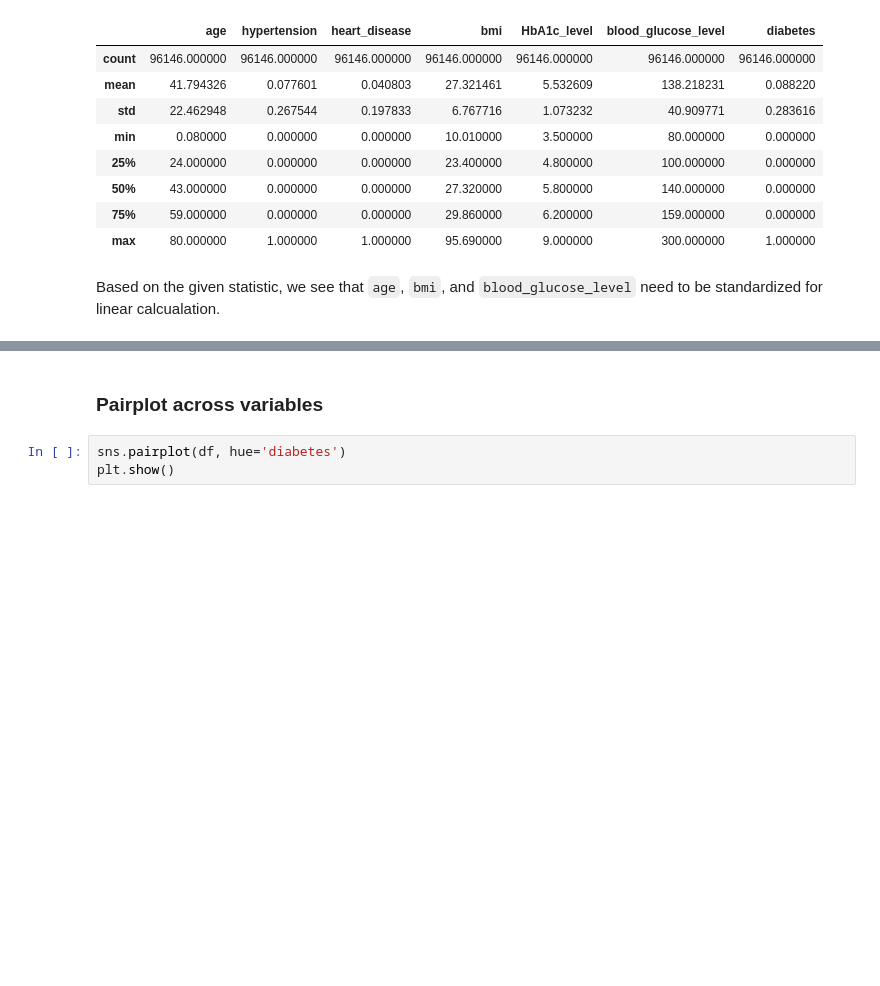
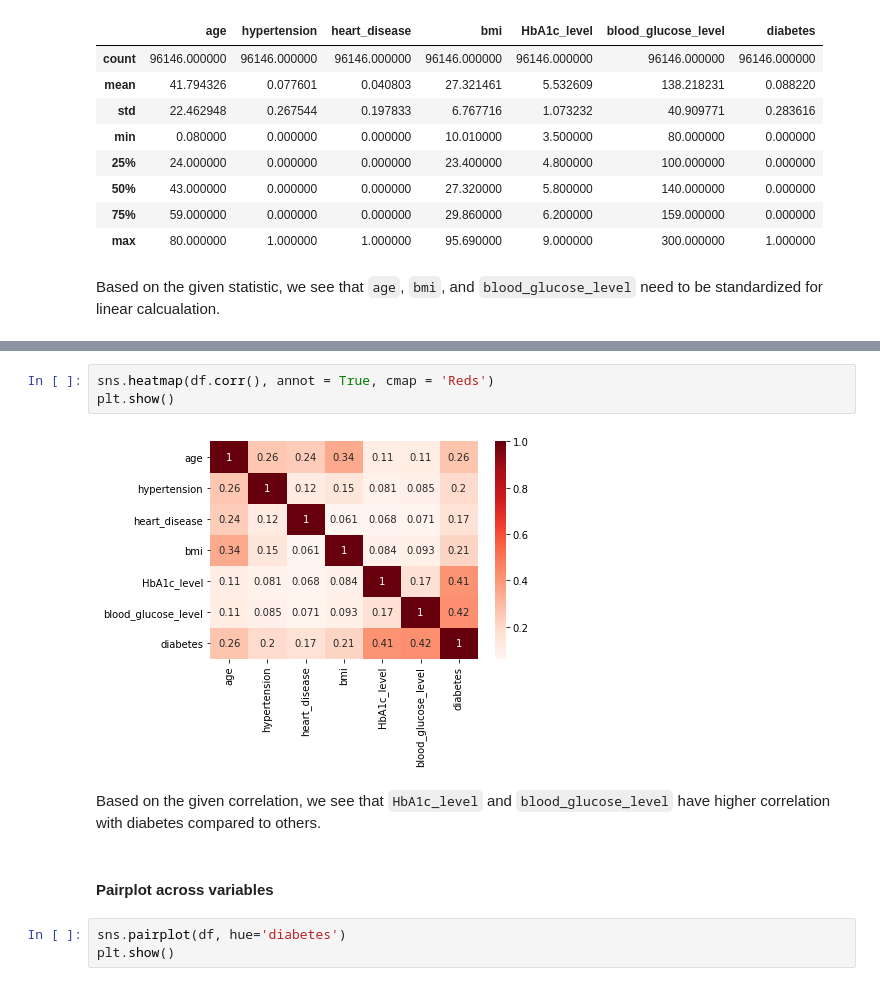
Before and after one commit to pjw0417/Group002-SP23, a Jupyter notebook: Checkpoint_Group002-SP23.ipynb, the cells around one changed output, grey strips where cells are left out. Cells and saved outputs as stored; diff of their text form; blank space fills up the shorter version.

```diff
--- a/Checkpoint_Group002-SP23.ipynb
+++ b/Checkpoint_Group002-SP23.ipynb
@@ -157,5 +204,12 @@ Based on the given statistic, we see that `age`, `bmi`, and `blood_glucose_level
+# %%
+sns.heatmap(df.corr(), annot = True, cmap = 'Reds')
+plt.show()
+# %% [output]
+[figure, added]
+# %% [markdown]
+Based on the given correlation, we see that `HbA1c_level` and `blood_glucose_level` have higher correlation with diabetes compared to others.
 # %% [markdown]
-### Pairplot across variables
+#### Pairplot across variables
 # %%
 sns.pairplot(df, hue='diabetes')
 plt.show()
```
Also changed, not shown: parts of 33 cells of this notebook, 1 other file.
